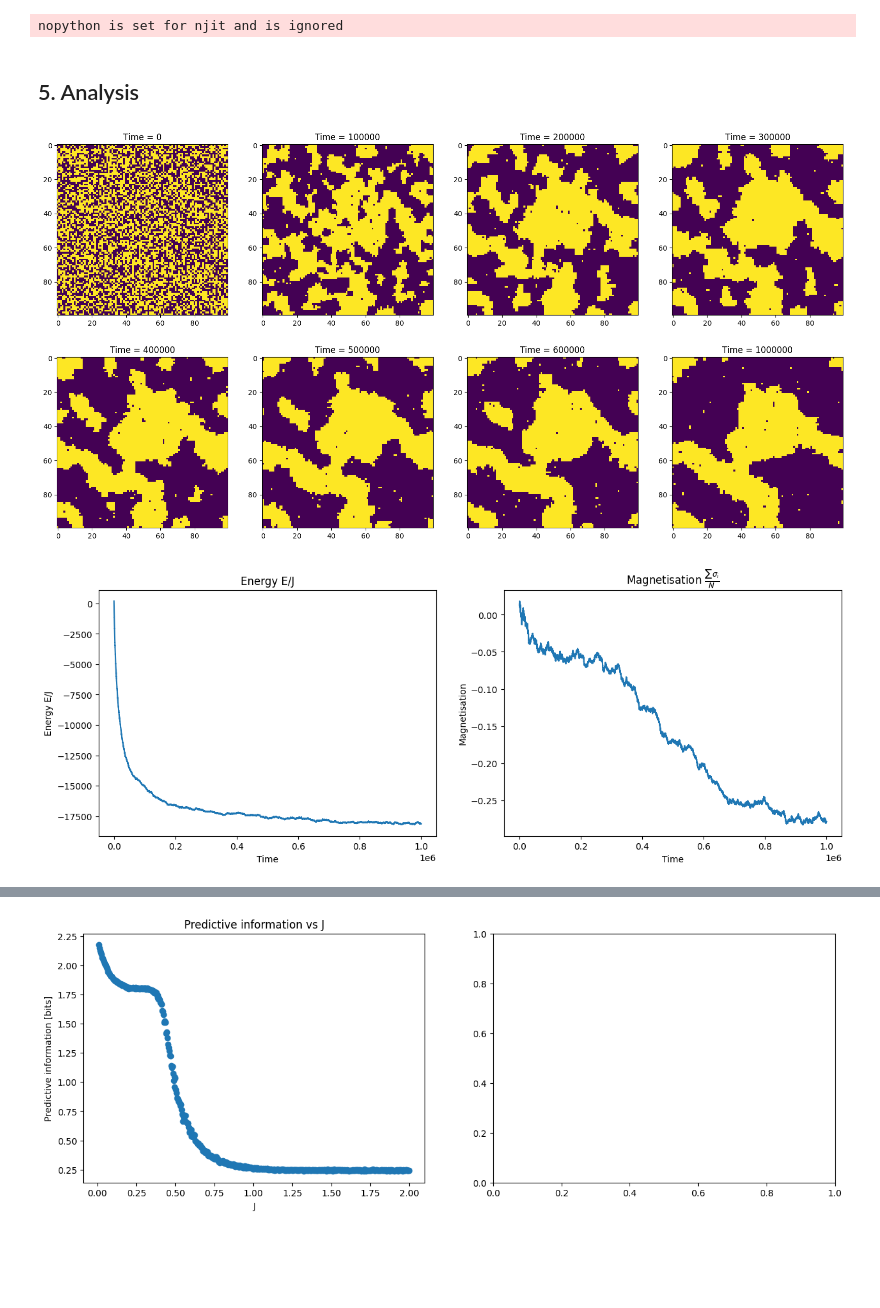
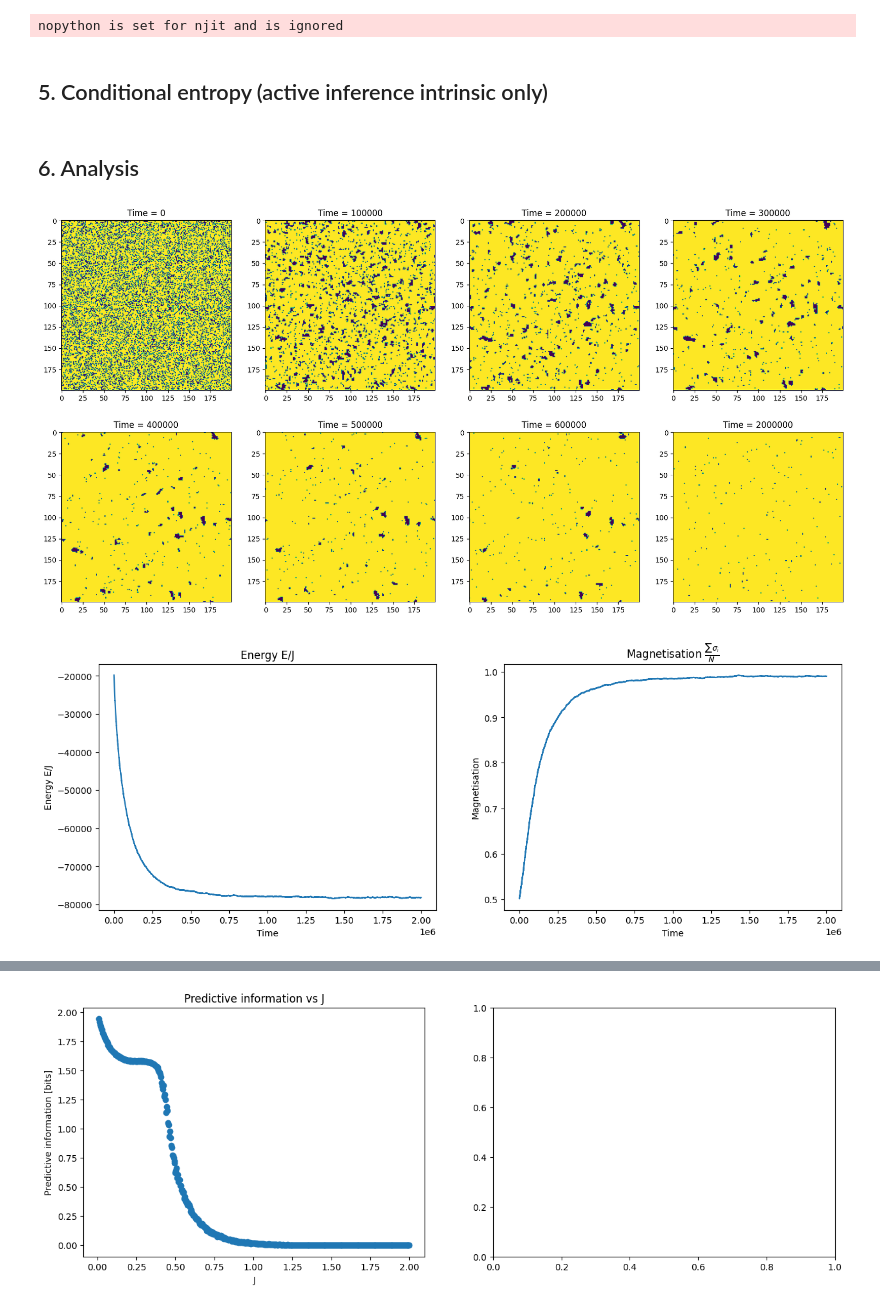
Before and after one commit to qianyangchen/IsingModel2D, a Jupyter notebook: Ising2D.ipynb, the cells around one changed output, grey strips where cells are left out. Drawn from its saved outputs; the diff is of its cells as text; code cells hidden in the pictures; blank space fills up the shorter version.

```diff
--- a/Ising2D.ipynb
+++ b/Ising2D.ipynb
@@ -78,7 +79,6 @@ def metropolis(lattice, time, J, mu):
 
     for t in range(time):
         mus[t] = mu # net interactions mu = E/J = -sum<i,j>{sigma_i*sigma_j} across the whole lattice
-        magnetisations[t] = lattice.sum()/lattice.size
 
         # at each time step, randomly choose a site, compute energy before and after flipping
         x,y = np.random.randint(N), np.random.randint(N)
@@ -86,20 +86,8 @@ def metropolis(lattice, time, J, mu):
         spin_f = -1*spin_i # spin after flipping
 
         # compute change in Energy/J, E/J=sum<i,j>{-si*sj}
-        mu_i = 0
-        mu_f = 0
-        if x>0:
-            mu_i -= spin_i*lattice[x-1][y]
-            mu_f -= spin_f*lattice[x-1][y]
-        if x<N-1:
-            mu_i -= spin_i*lattice[x+1][y]
-            mu_f -= spin_f*lattice[x+1][y]
-        if y>0:
-            mu_i -= spin_i*lattice[x][y-1]
-            mu_f -= spin_f*lattice[x][y-1]
-        if y<N-1:
-            mu_i -= spin_i*lattice[x][y+1]
-            mu_f -= spin_f*lattice[x][y+1]
+        mu_i = -spin_i*(lattice[x-1][y] + lattice[(x+1)%N][y] + lattice[x][y-1] + lattice[x][(y+1)%N])
+        mu_f = -spin_f*(lattice[x-1][y] + lattice[(x+1)%N][y] + lattice[x][y-1] + lattice[x][(y+1)%N])
         dmu = mu_f - mu_i # change in energy after flipping
 
         S[t] = mu_i # "energy" sensor (senses E/J), when particles align S is negative
@@ -112,7 +100,7 @@ def metropolis(lattice, time, J, mu):
         else:
             A[t] = 1 # don't flip the spin
             SNext[t] = mu_i # energy for the chosen site
-
+        magnetisations[t] = lattice.sum()/lattice.size # magnetisation after action
     return spin, S, A, SNext, mus, magnetisations
 
 def simulation(N, time, J, bias=0.5, seed=0, plot=True):
@@ -349,3 +359,5 @@ def get_integral(xVals, fxVals, start, end):
     return integral
 # %% [output]
 nopython is set for njit and is ignored
+# %% [markdown]
+## 5. Conditional entropy (active inference intrinsic only)
@@ -352,27 +378,28 @@ nopython is set for njit and is ignored
 # %% [markdown]
-## 5. Analysis
+## 6. Analysis
 # %%
 # simulation for one J
-N = 100
-time = 1000000
+N = 200
+time = 2000000
 J = 0.7
-spins, senses, actions, sensesNext, mus, magnetisations = simulation(N, time, J, bias=0.5, seed=0)
+spins, senses, actions, sensesNext, mus, magnetisations = simulation(N, time, J, bias=0.75, seed=0)
 
 # plot energy and magnetisation
 fig, axes = plt.subplots(nrows=1, ncols=2, figsize=(15, 5))
 ax = axes[0]
 ax.plot(range(time), mus);
 ax.set_title('Energy E/J');
 ax.set_xlabel('Time');
 ax.set_ylabel('Energy E/J');
 ax = axes[1]
 ax.plot(range(time), magnetisations);
 ax.set_title(r'Magnetisation $\frac{\sum{\sigma_i}}{N}$');
 ax.set_xlabel('Time');
 ax.set_ylabel('Magnetisation');
+# ax.set_ylim(-1,1)
 # %% [output]
-[figure, old version]
+[figure, new version]
-[figure, old version]
+[figure, new version]
 # %%
 %%time
 # run for multiple J and compute analytical quantities for each J
```
Also changed, not shown: parts of 17 cells of this notebook.
